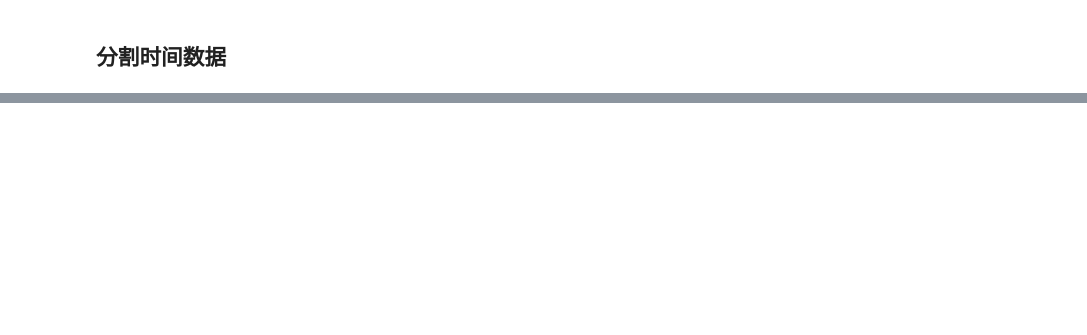
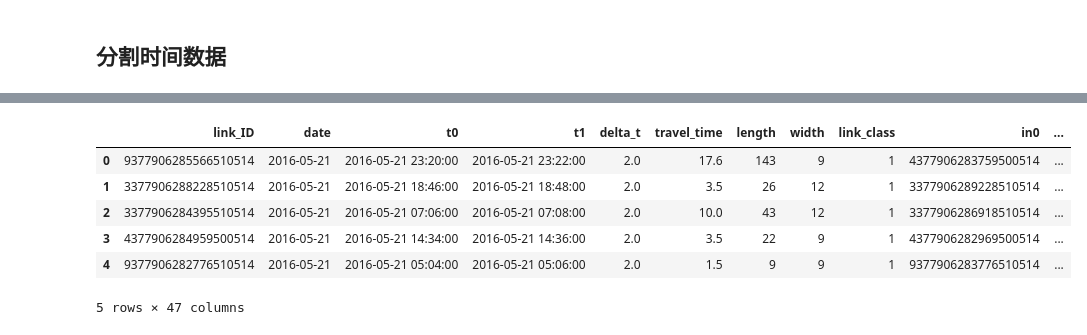
Before and after one commit to jackyang27/tianchi_traffic, a Jupyter notebook: ans_0_1.ipynb, the cells around one changed output, grey strips where cells are left out. Saved outputs shown, nothing was run; the diff lists cells and outputs as text; code cells hidden in the pictures; blank space fills up the shorter version.

```diff
--- a/ans_0_1.ipynb
+++ b/ans_0_1.ipynb
@@ -393,0 +289,16 @@ dir(a.date())
+# %%
+alldata['year']=alldata['t0'].apply(lambda x:x.year)
+alldata['month']=alldata['t0'].apply(lambda x:x.month)
+alldata['day']=alldata['t0'].apply(lambda x:x.day)
+alldata['weekday']=alldata['t0'].apply(lambda x:x.weekday())
+alldata['hour']=alldata['t0'].apply(lambda x:x.hour)
+alldata['minute']=alldata['t0'].apply(lambda x:x.minute)
+alldata['dayofyear']=alldata['t0'].apply(lambda x:x.dayofyear)
+alldata['weekofyear']=alldata['t0'].apply(lambda x:x.weekofyear)
+# %%
+alldata['is_month_end']=alldata['t0'].apply(lambda x:x.is_month_end)
+alldata['is_month_start']=alldata['t0'].apply(lambda x:x.is_month_start)
+alldata['is_quarter_end']=alldata['t0'].apply(lambda x:x.is_quarter_end)
+alldata['is_quarter_start']=alldata['t0'].apply(lambda x:x.is_quarter_start)
+alldata['is_year_end']=alldata['t0'].apply(lambda x:x.is_year_end)
+alldata['is_year_start']=alldata['t0'].apply(lambda x:x.is_year_start)
@@ -393,0 +325,10 @@ dir(a.date())
+# %%
+alldata.head()
+# %% [output]
+|  | link_ID | date | t0 | t1 | delta_t | travel_time | length | width | link_class | in0 | ... |
+| 0 | 9377906285566510514 | 2016-05-21 | 2016-05-21 23:20:00 | 2016-05-21 23:22:00 | 2.0 | 17.6 | 143 | 9 | 1 | 4377906283759500514 | ... |
+| 1 | 3377906288228510514 | 2016-05-21 | 2016-05-21 18:46:00 | 2016-05-21 18:48:00 | 2.0 | 3.5 | 26 | 12 | 1 | 3377906289228510514 | ... |
+| 2 | 3377906284395510514 | 2016-05-21 | 2016-05-21 07:06:00 | 2016-05-21 07:08:00 | 2.0 | 10.0 | 43 | 12 | 1 | 3377906286918510514 | ... |
+| 3 | 4377906284959500514 | 2016-05-21 | 2016-05-21 14:34:00 | 2016-05-21 14:36:00 | 2.0 | 3.5 | 22 | 9 | 1 | 4377906282969500514 | ... |
+| 4 | 9377906282776510514 | 2016-05-21 | 2016-05-21 05:04:00 | 2016-05-21 05:06:00 | 2.0 | 1.5 | 9 | 9 | 1 | 9377906283776510514 | ... |
+5 rows × 47 columns
```
Also changed, not shown: parts of 33 cells of this notebook, 2 other files.
